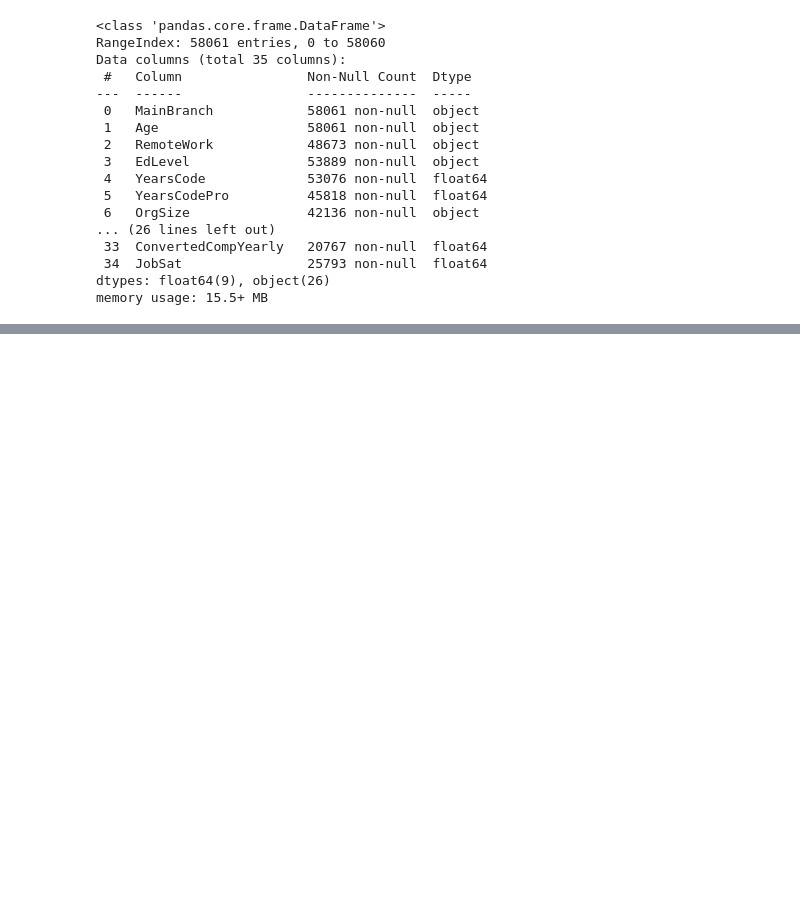
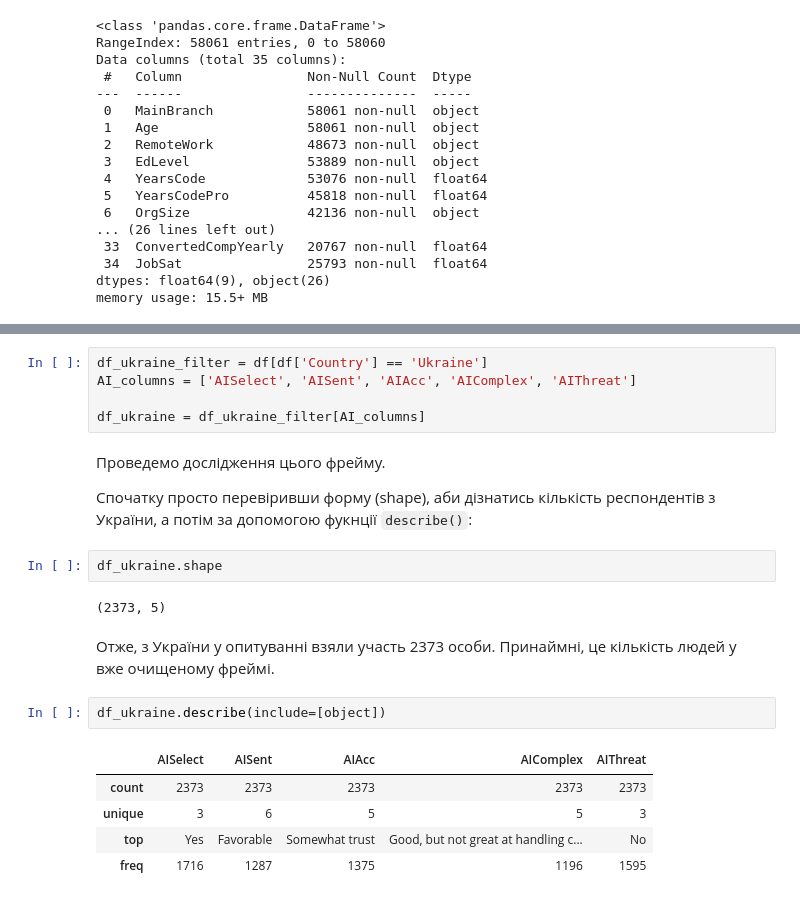
Before and after one commit to dmuman/ML-labs, a Jupyter notebook: lab2/lab2_tutorial.ipynb, the cells around one changed output, grey strips where cells are left out. Cells and saved outputs as stored; diff of their text form; blank space fills up the shorter version.

```diff
--- a/lab2/lab2_tutorial.ipynb
+++ b/lab2/lab2_tutorial.ipynb
@@ -576,0 +512,23 @@ df_cleaned_columns_and_rows.head()
+# %%
+df_ukraine_filter = df[df['Country'] == 'Ukraine']
+AI_columns = ['AISelect', 'AISent', 'AIAcc', 'AIComplex', 'AIThreat']
+
+df_ukraine = df_ukraine_filter[AI_columns]
+# %% [markdown]
+Проведемо дослідження цього фрейму.
+
+Спочатку просто перевіривши форму (shape), аби дізнатись кількість респондентів з України, а потім за допомогою фукнції `describe()`:
+# %%
+df_ukraine.shape
+# %% [output]
+(2373, 5)
+# %% [markdown]
+Отже, з України у опитуванні взяли участь 2373 особи. Принаймні, це кількість людей у вже очищеному фреймі.
+# %%
+df_ukraine.describe(include=[object])
+# %% [output]
+|  | AISelect | AISent | AIAcc | AIComplex | AIThreat |
+| count | 2373 | 2373 | 2373 | 2373 | 2373 |
+| unique | 3 | 6 | 5 | 5 | 3 |
+| top | Yes | Favorable | Somewhat trust | Good, but not great at handling c... | No |
+| freq | 1716 | 1287 | 1375 | 1196 | 1595 |
```
Also changed, not shown: parts of 139 cells of this notebook.
